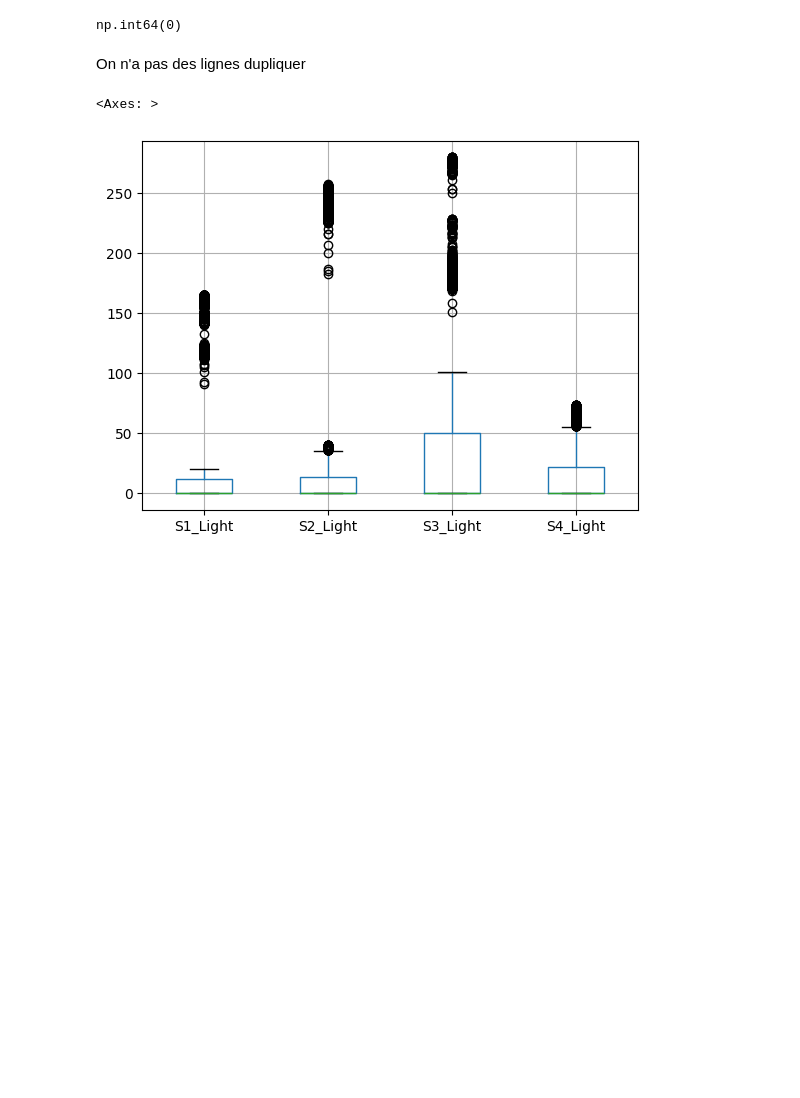
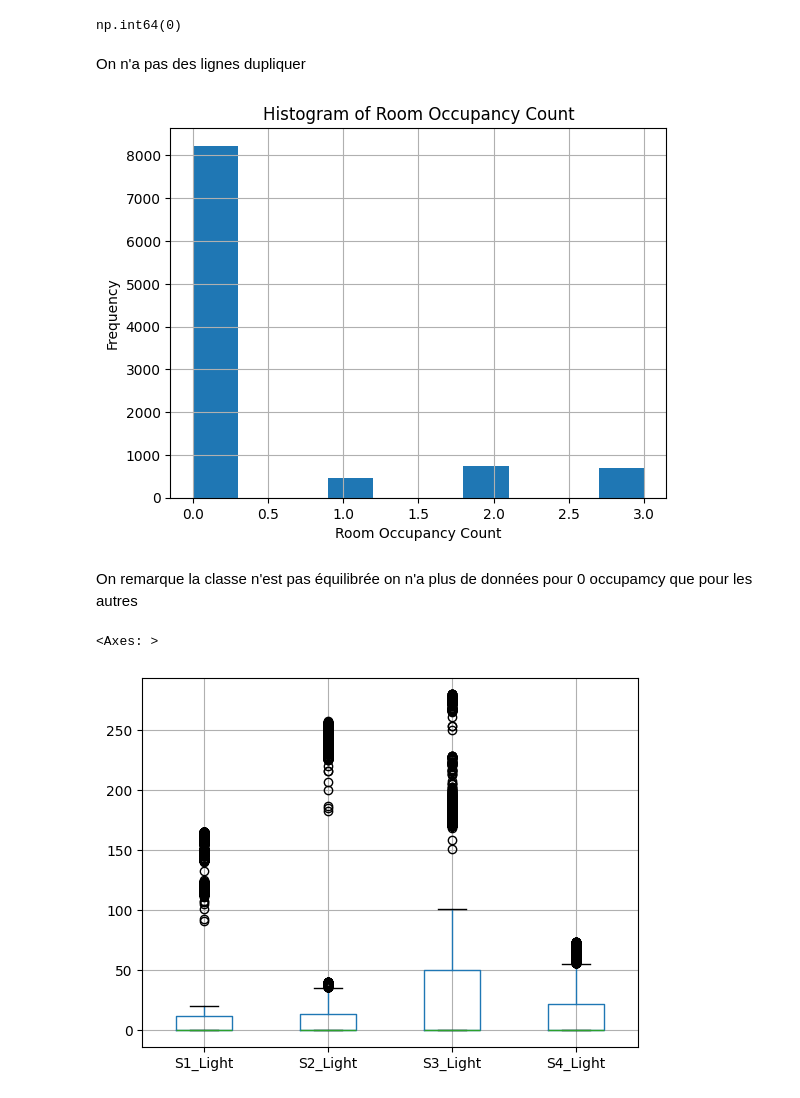
Before and after one commit to valentinedum/room_occupancy_estimation, a Jupyter notebook: notebooks/exploration.ipynb, the cells around one changed output. Cells and saved outputs as stored; diff of their text form; code cells hidden in the pictures; blank space fills up the shorter version.

Commit message:
Exploration de données completed

```diff
--- a/notebooks/exploration.ipynb
+++ b/notebooks/exploration.ipynb
@@ -77,6 +77,16 @@ df.duplicated().sum()
 np.int64(0)
 # %% [markdown]
 On n'a pas des lignes dupliquer
+# %%
+df['Room_Occupancy_Count'].hist()
+plt.title('Histogram of Room Occupancy Count')
+plt.xlabel('Room Occupancy Count')
+plt.ylabel('Frequency')
+plt.show()
+# %% [output]
+[figure, added]
+# %% [markdown]
+On remarque la classe n'est pas équilibrée on n'a plus de données pour 0 occupamcy que pour les autres
 # %%
 df.boxplot(column=['S1_Light', 'S2_Light', 'S3_Light' , 'S4_Light' ])
 # %% [output]
```
Also changed, not shown: parts of 4 cells of this notebook.
